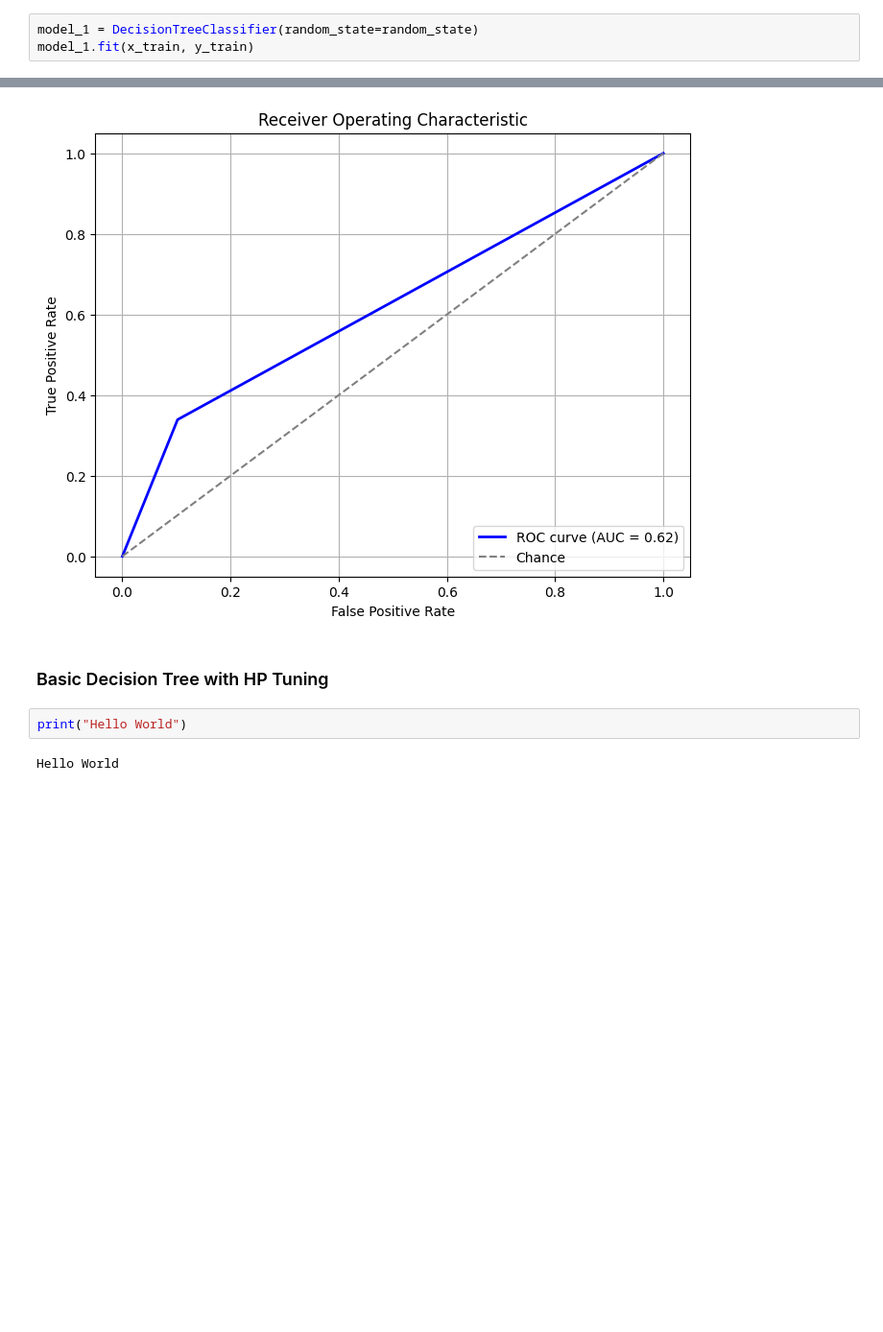
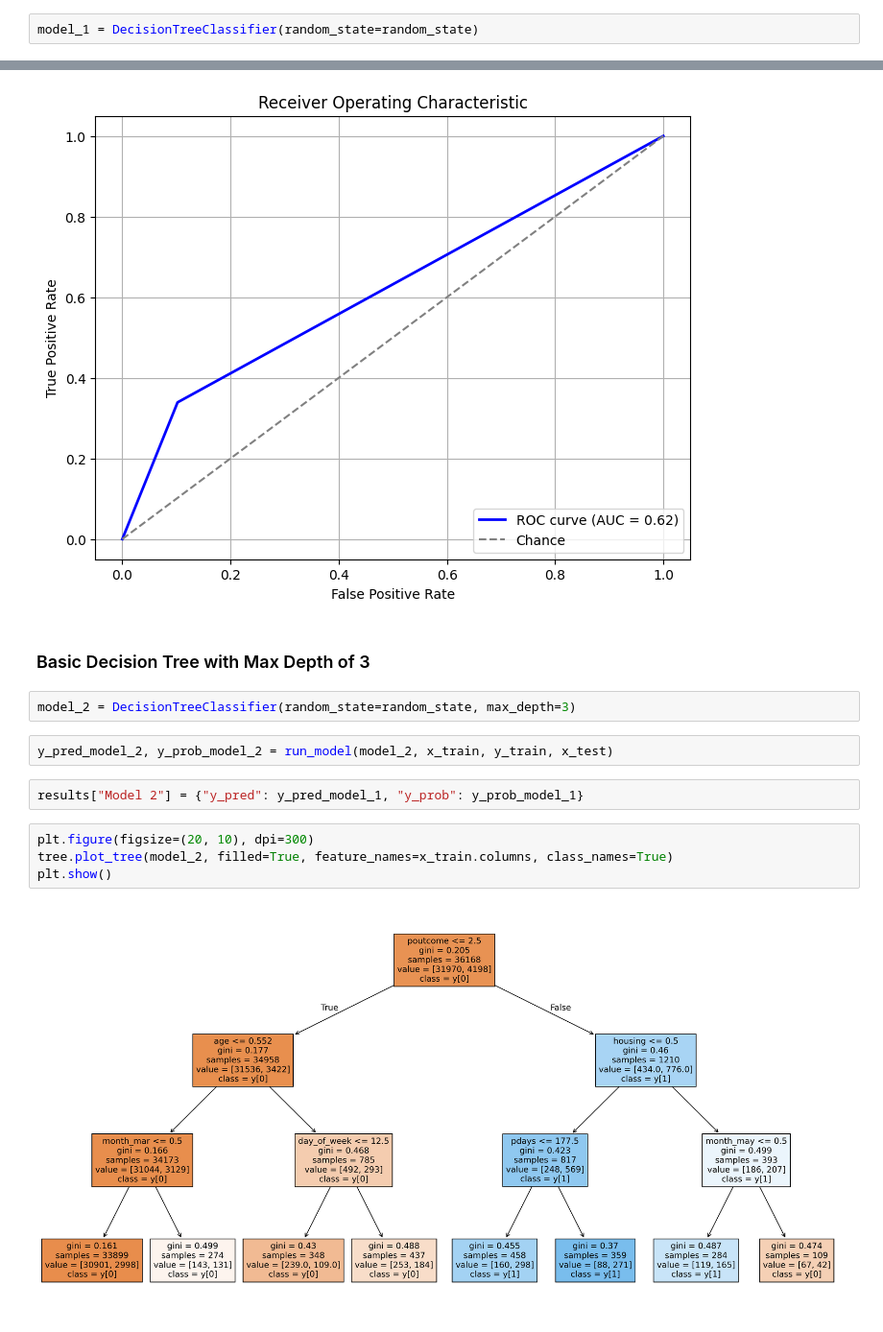
Before and after one commit to jmanwillz/ACML-Project, a Jupyter notebook: decision-trees/decision-trees-v2.ipynb, the cells around one changed output, grey strips where cells are left out. Shown at 96% size. Cells and saved outputs as stored; diff of their text form; blank space fills up the shorter version.

```diff
--- a/decision-trees/decision-trees-v2.ipynb
+++ b/decision-trees/decision-trees-v2.ipynb
@@ -176,3 +184,2 @@ This decision tree is just used with the default parameters and no HP tuning.
 # %%
 model_1 = DecisionTreeClassifier(random_state=random_state)
-model_1.fit(x_train, y_train)
@@ -203,8 +225,16 @@ plot_roc_curve(y_prob_model_1, y_test)
 # %% [output]
 [figure]
 # %% [markdown]
-### Basic Decision Tree with HP Tuning
+### Basic Decision Tree with Max Depth of 3
 # %%
-print("Hello World")
+model_2 = DecisionTreeClassifier(random_state=random_state, max_depth=3)
-# %% [output]
-Hello World
+# %%
+y_pred_model_2, y_prob_model_2 = run_model(model_2, x_train, y_train, x_test)
+# %%
+results["Model 2"] = {"y_pred": y_pred_model_1, "y_prob": y_prob_model_1}
+# %%
+plt.figure(figsize=(20, 10), dpi=300)
+tree.plot_tree(model_2, filled=True, feature_names=x_train.columns, class_names=True)
+plt.show()
+# %% [output]
+[figure, added]
```
Also changed, not shown: parts of 23 cells of this notebook, 1 other file.
